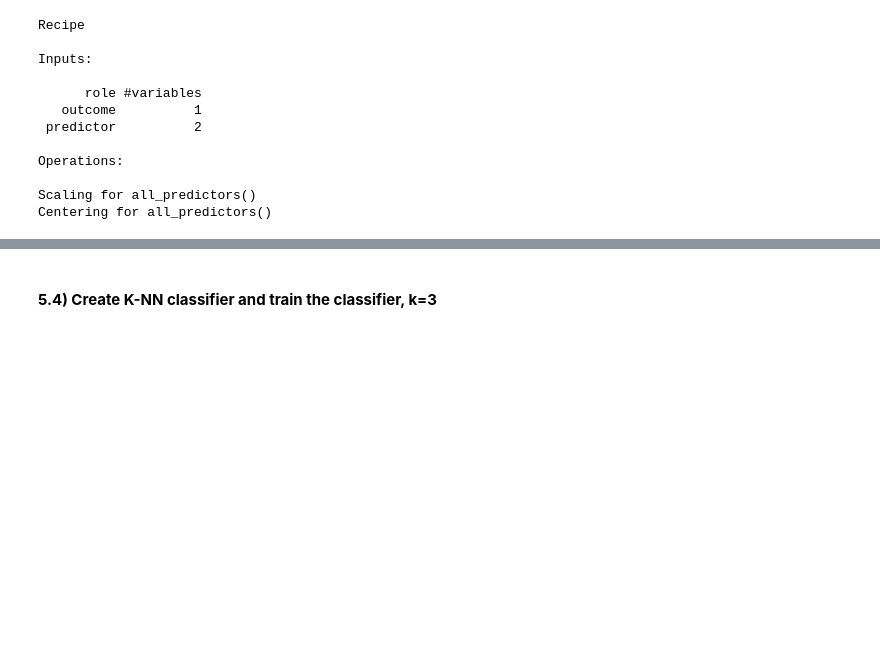
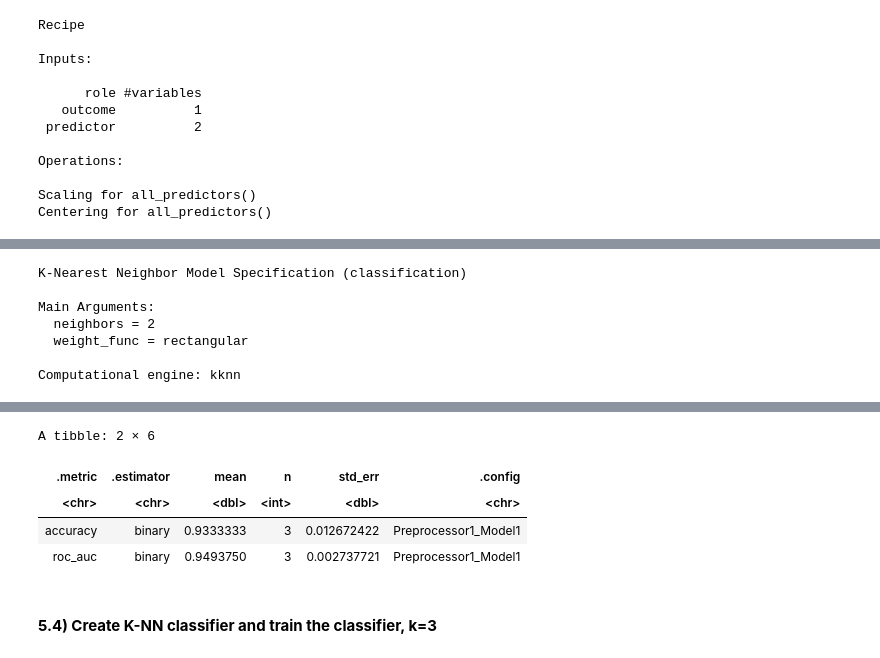
Before and after one commit to wmma2/group_18_project, a Jupyter notebook: Final_report.ipynb, the cells around one changed output, grey strips where cells are left out. Cells and saved outputs as stored; diff of their text form; code cells hidden in the pictures; blank space fills up the shorter version.

Commit message:
finished code - sus results

```diff
--- a/Final_report.ipynb
+++ b/Final_report.ipynb
@@ -398,0 +389,23 @@ accuracy_versus_k
+# %%
+set.seed(2023)
+#set k
+knn_tune_optimal <- nearest_neighbor(weight_func = 'rectangular', neighbors = 2) |>
+    set_engine('kknn') |>
+    set_mode('classification')
+knn_tune_optimal
+
+#results
+knn_results_optimal <- workflow() |>
+       add_recipe(diabetes_recipe) |>
+       add_model(knn_tune_optimal) |>
+       tune_grid(resamples = diabetes_vfold, grid = 10) |>
+       collect_metrics()
+knn_results_optimal
+# %% [output]
+K-Nearest Neighbor Model Specification (classification)
+
+Main Arguments:
+  neighbors = 2
+  weight_func = rectangular
+
+Computational engine: kknn
@@ -399,3 +414,8 @@ accuracy_versus_k
+A tibble: 2 × 6
+| .metric | .estimator | mean | n | std_err | .config |
+| <chr> | <chr> | <dbl> | <int> | <dbl> | <chr> |
+| accuracy | binary | 0.9333333 | 3 | 0.012672422 | Preprocessor1_Model1 |
+| roc_auc | binary | 0.9493750 | 3 | 0.002737721 | Preprocessor1_Model1 |
 # %% [markdown]
 #### **5.4) Create K-NN classifier and train the classifier, k=3**
 # %%
```
Also changed, not shown: parts of 18 cells of this notebook.
